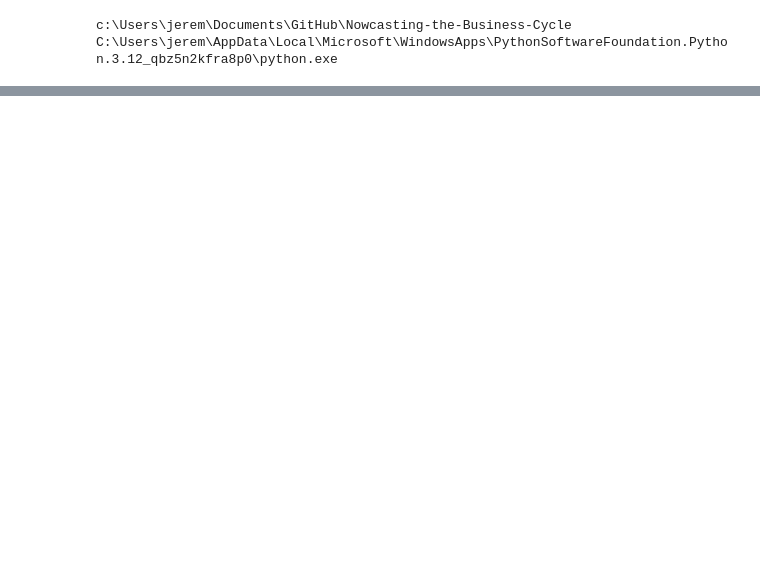
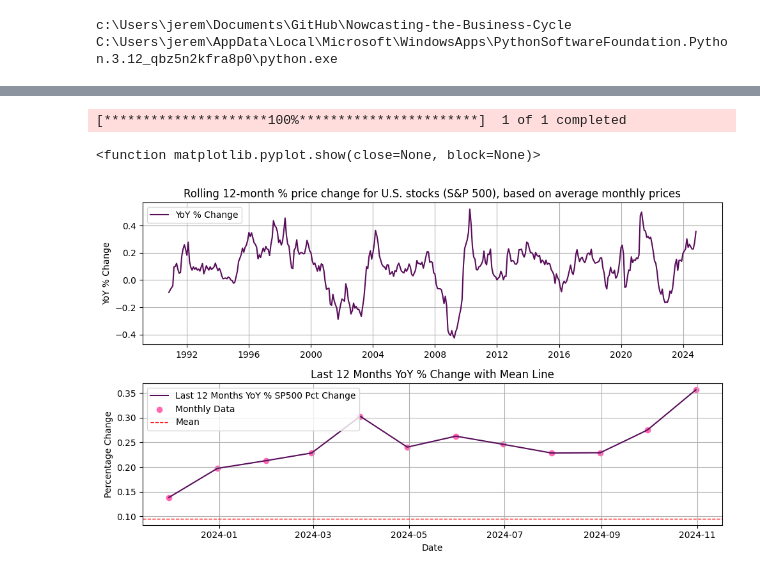
Before and after one commit to JeremyPapageorges/Nowcasting-the-Business-Cycle, a Jupyter notebook: Master.ipynb, the cells around one changed output, grey strips where cells are left out. Saved outputs shown, nothing was run; the diff lists cells and outputs as text; code cells hidden in the pictures; blank space fills up the shorter version.

```diff
--- a/Master.ipynb
+++ b/Master.ipynb
@@ -32,0 +111,38 @@ SP500 : Daily, Close
+# %%
+# download sp500 data using yfinance
+stock_market = "^GSPC"
+
+(stock_market_data,
+  stock_market_data_averages) = download_data_yfinance(stock_market, start_date, end_date)
+# %% [output]
+[*********************100%***********************]  1 of 1 completed
+# %%
+# focus on the Market data
+year_delta_stock_market = stock_market_data_averages.pct_change(12)
+
+fig, axs = plt.subplots(2,1, figsize = (10,6))
+
+kkr_purple = '#590e5b'  # Approximate hex color from the KKR logo
+marker_color = '#FF69B4'  # Another shade for the markers (pink)
+
+# First subplot: Full year-over-year percentage change
+axs[0].plot(year_delta_stock_market, color=kkr_purple, label="YoY % Change")
+axs[0].set_title("Rolling 12-month % price change for U.S. stocks (S&P 500), based on average monthly prices")
+axs[0].set_ylabel("YoY % Change")
+axs[0].legend(loc="upper left")  # Add legend here with label
+axs[0].grid(True)
+# Second subplot: Last 12 months with mean line and markers
+axs[1].plot(year_delta_stock_market.iloc[-12:], color=kkr_purple, label="Last 12 Months YoY % SP500 Pct Change")
+axs[1].scatter(year_delta_stock_market.iloc[-12:].index, year_delta_stock_market.iloc[-12:], color=marker_color, label="Monthly Data")
+axs[1].axhline(year_delta_stock_market.mean(), color='red', linestyle='--', linewidth=1, label="Mean")
+axs[1].set_title("Last 12 Months YoY % Change with Mean Line")
+axs[1].set_ylabel("Percentage Change")
+axs[1].set_xlabel("Date")
+axs[1].legend(loc="upper left")
+axs[1].grid(True)
+
+plt.tight_layout()
+plt.show
+# %% [output]
+<function matplotlib.pyplot.show(close=None, block=None)>
+[figure, added]
```
Also changed, not shown: parts of 5 cells of this notebook, 3 other files.
